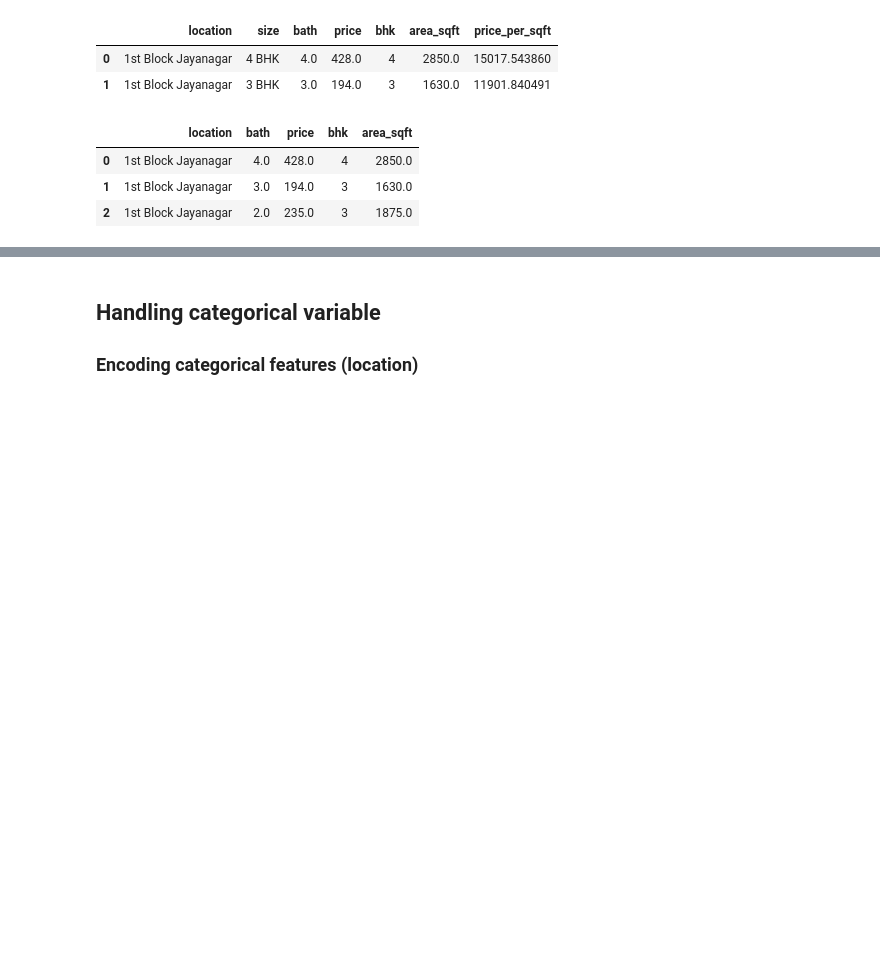
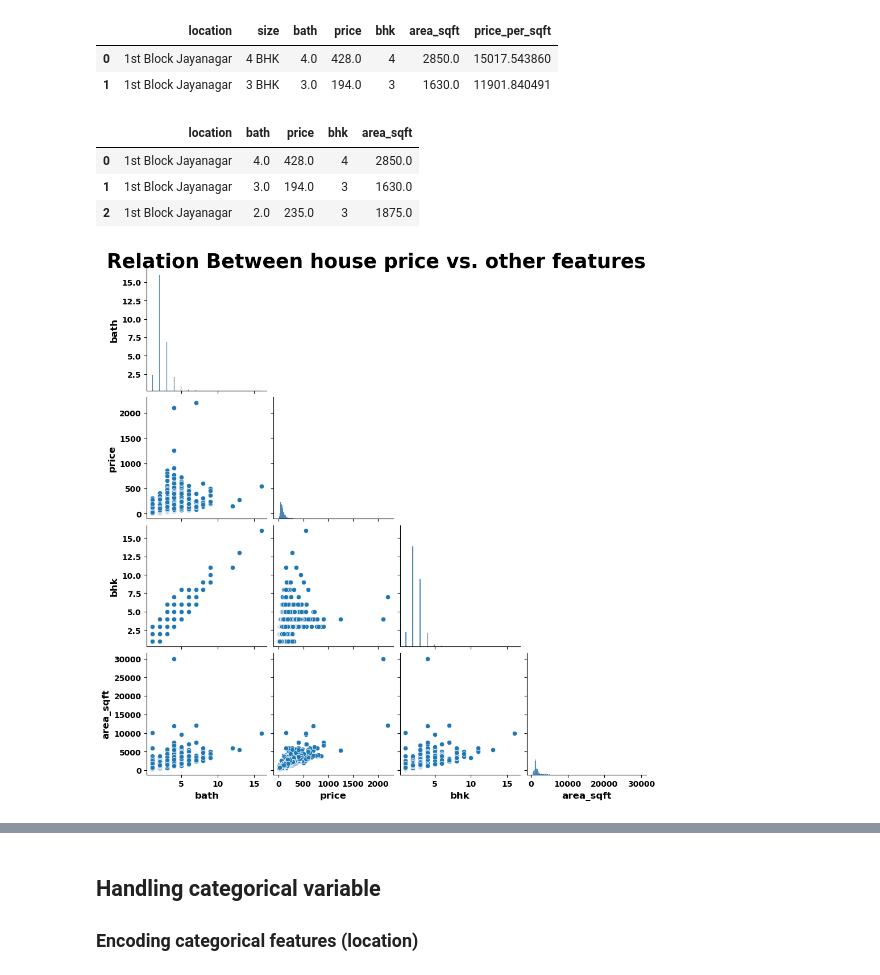
Before and after one commit to abhishekokumar/house_price_prediction, a Jupyter notebook: notebook/house_price_prediction.ipynb, the cells around one changed output, grey strips where cells are left out. Saved outputs shown, nothing was run; the diff lists cells and outputs as text; code cells hidden in the pictures; blank space fills up the shorter version.

```diff
--- a/notebook/house_price_prediction.ipynb
+++ b/notebook/house_price_prediction.ipynb
@@ -606,3 +606,41 @@ df10.head(3)
 | 0 | 1st Block Jayanagar | 4.0 | 428.0 | 4 | 2850.0 |
 | 1 | 1st Block Jayanagar | 3.0 | 194.0 | 3 | 1630.0 |
 | 2 | 1st Block Jayanagar | 2.0 | 235.0 | 3 | 1875.0 |
+# %%
+import seaborn as sns
+def relationship_btw_features(df):
+    # Extract flow columns
+    home_features = [col for col in df.columns[1:]]
+    home_df = df[home_features]
+    # Create a pairplot
+    g = sns.pairplot(home_df)
+
+    # Removed the upper triangle to avoid redundancy
+    for i, j in zip(*np.triu_indices_from(g.axes, 1)):
+        g.axes[i, j].set_visible(False)
+
+    # Make x and y labels and tick labels bold
+    for ax in g.axes.flatten():
+        if ax is not None:
+            ax.set_xlabel(ax.get_xlabel(), fontsize=12, fontweight='bold')
+            ax.set_ylabel(ax.get_ylabel(), fontsize=12, fontweight='bold')
+            ax.tick_params(axis='both', which='major', labelsize=10)
+            ax.tick_params(axis='x')  # Rotate x-axis labels for better readability
+            plt.setp(ax.get_xticklabels(), fontweight='bold')
+            plt.setp(ax.get_yticklabels(), fontweight='bold')
+
+    #main title
+    plt.suptitle(
+        "Relation Between house price vs. other features ",
+        fontsize=25, fontweight='bold'
+    )
+
+    # Adjust the position of the main title
+    plt.subplots_adjust(top=0.95)
+
+    # Show the plot
+    plt.show()
+
+relationship_btw_features(df10)
+# %% [output]
+[figure, added]
```
Also changed, not shown: parts of 2 cells of this notebook, 1 other file.
